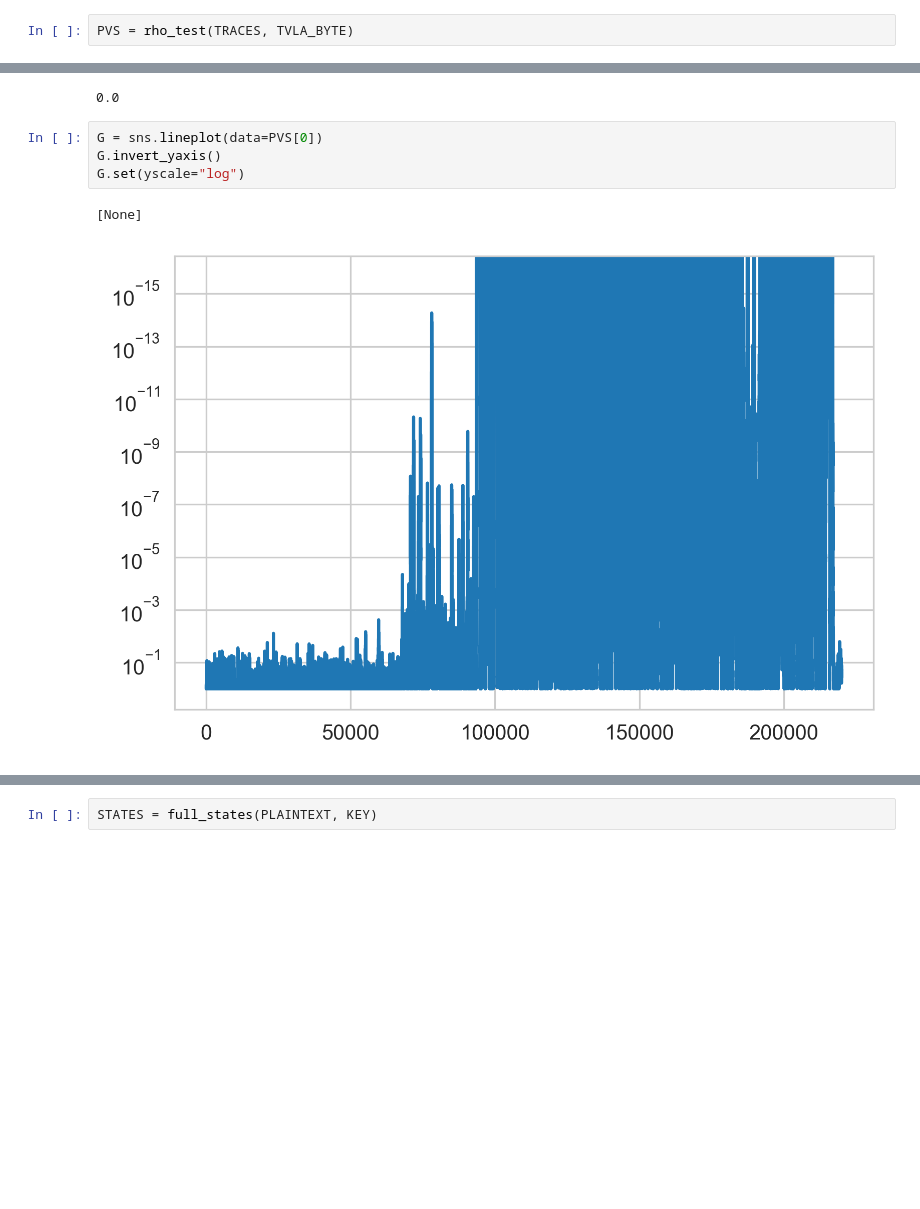
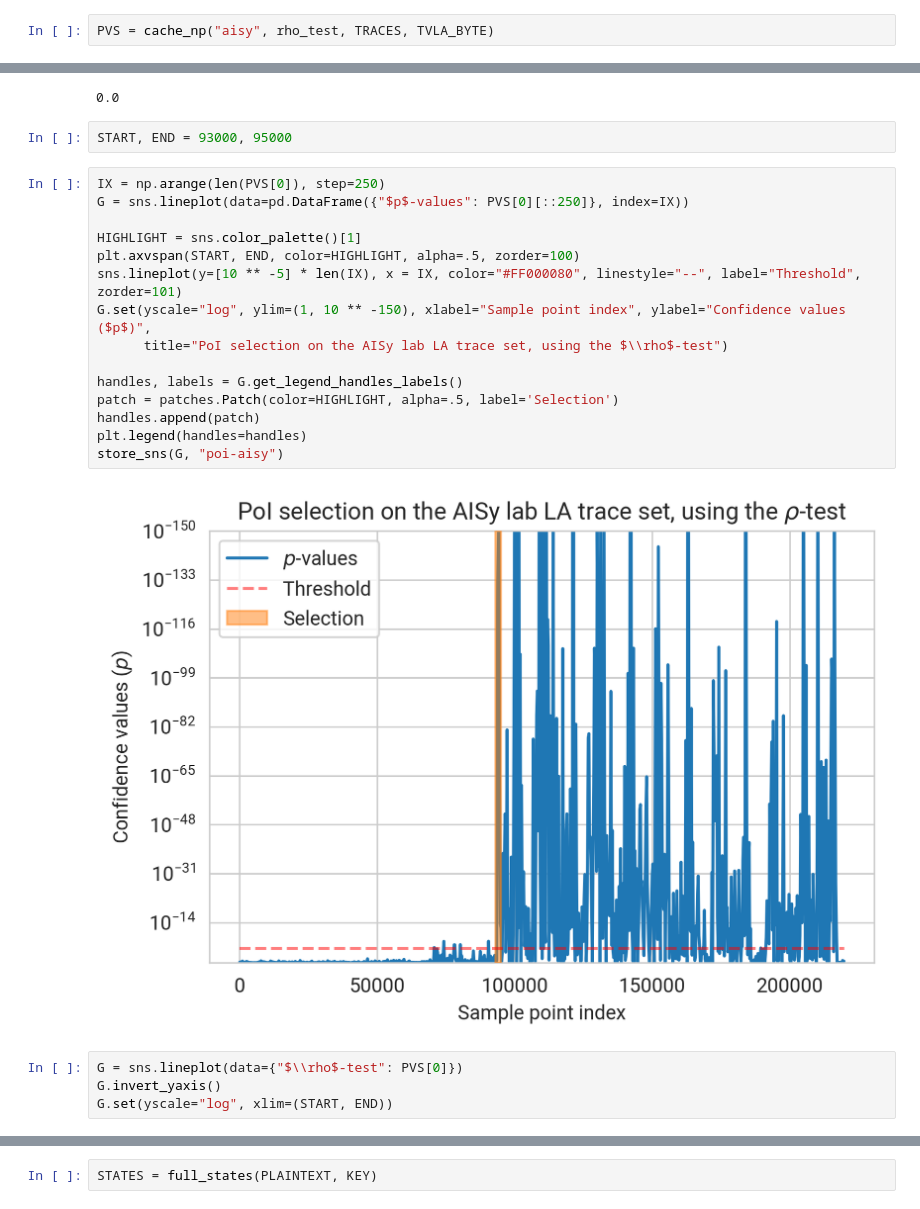
Before and after one commit to ccberg/LA, a Jupyter notebook: report/chapter-3/detection/aisy.ipynb, the cells around one changed output, grey strips where cells are left out. Saved outputs shown, nothing was run; the diff lists cells and outputs as text; blank space fills up the shorter version.

Commit message:
PoI graph update

```diff
--- a/report/chapter-3/detection/aisy.ipynb
+++ b/report/chapter-3/detection/aisy.ipynb
@@ -27,15 +30,31 @@ CIPHERTEXT = IN_FILE['traces_group/metadata']['ciphertext'].astype(int)
 
 KEY = IN_FILE['traces_group/metadata']['key'].astype(int)
 # %%
-PVS = rho_test(TRACES, TVLA_BYTE)
+PVS = cache_np("aisy", rho_test, TRACES, TVLA_BYTE)
 # %%
 np.min(PVS[0])
 # %% [output]
 0.0
+# %%
+START, END = 93000, 95000
+# %%
+IX = np.arange(len(PVS[0]), step=250)
+G = sns.lineplot(data=pd.DataFrame({"$p$-values": PVS[0][::250]}, index=IX))
+
+HIGHLIGHT = sns.color_palette()[1]
+plt.axvspan(START, END, color=HIGHLIGHT, alpha=.5, zorder=100)
+sns.lineplot(y=[10 ** -5] * len(IX), x = IX, color="#FF000080", linestyle="--", label="Threshold", zorder=101)
+G.set(yscale="log", ylim=(1, 10 ** -150), xlabel="Sample point index", ylabel="Confidence values ($p$)",
+      title="PoI selection on the AISy lab LA trace set, using the $\\rho$-test")
+
+handles, labels = G.get_legend_handles_labels()
+patch = patches.Patch(color=HIGHLIGHT, alpha=.5, label='Selection')
+handles.append(patch)
+plt.legend(handles=handles)
+store_sns(G, "poi-aisy")
+# %% [output]
+[figure, added]
 # %%
-G = sns.lineplot(data=PVS[0])
+G = sns.lineplot(data={"$\\rho$-test": PVS[0]})
 G.invert_yaxis()
-G.set(yscale="log")
+G.set(yscale="log", xlim=(START, END))
-# %% [output]
-[None]
-[figure, removed]
```
Also changed, not shown: parts of 3 cells of this notebook, 2 other files.
